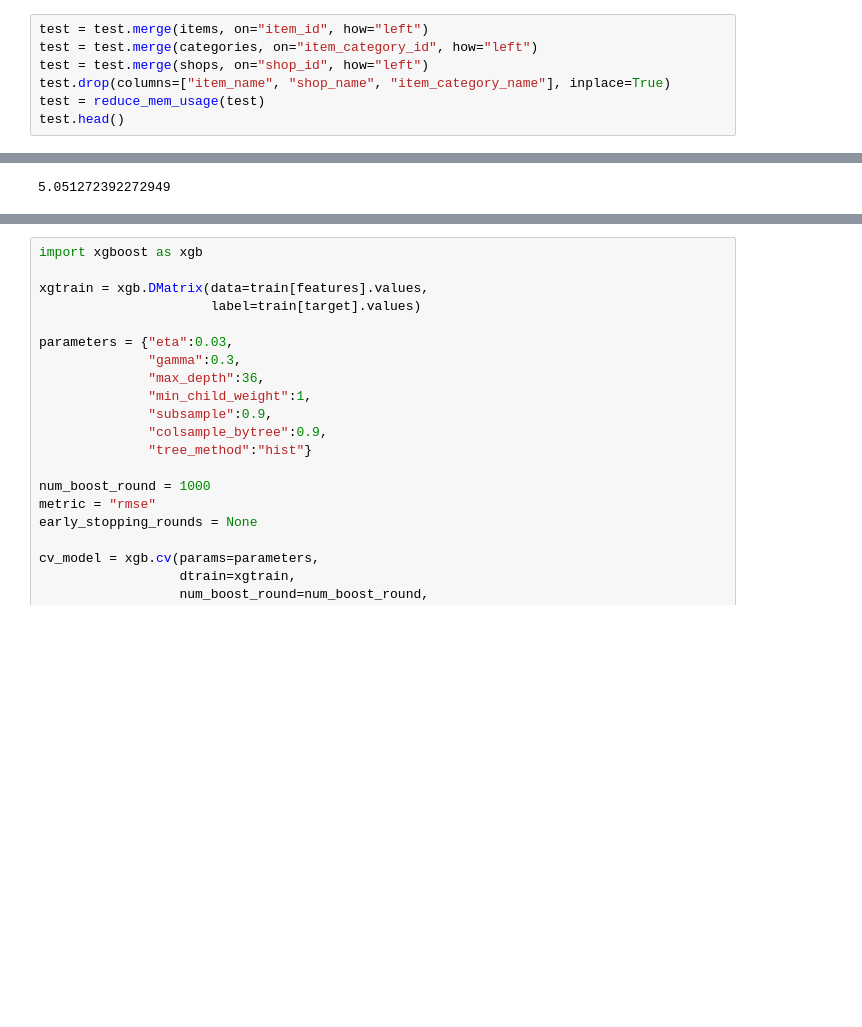
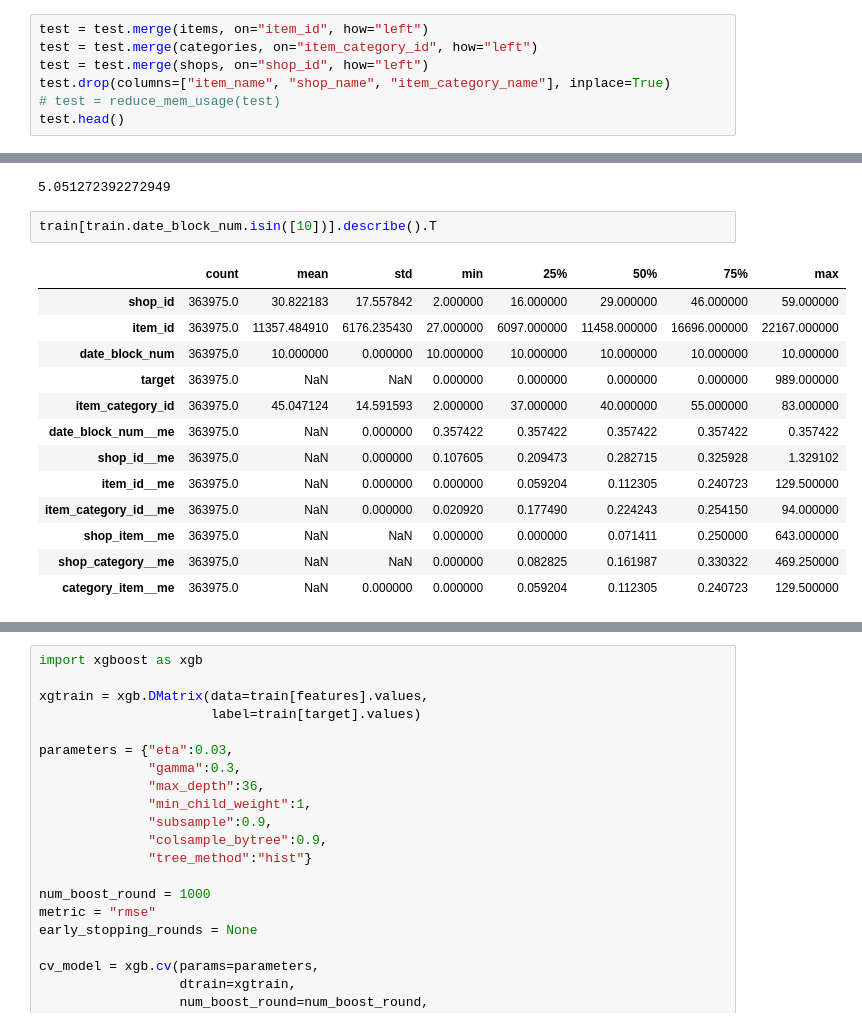
Before and after one commit to caneiro/future_sales_1c_company, a Jupyter notebook: notebooks/04_Feature_Engineering_00_Basic_Aggregations.ipynb, the cells around one changed output, grey strips where cells are left out. Saved outputs shown, nothing was run; the diff lists cells and outputs as text; blank space fills up the shorter version.

```diff
--- a/notebooks/04_Feature_Engineering_00_Basic_Aggregations.ipynb
+++ b/notebooks/04_Feature_Engineering_00_Basic_Aggregations.ipynb
@@ -131,6 +144,6 @@ test = test.merge(items, on="item_id", how="left")
 test = test.merge(categories, on="item_category_id", how="left")
 test = test.merge(shops, on="shop_id", how="left")
 test.drop(columns=["item_name", "shop_name", "item_category_name"], inplace=True)
-test = reduce_mem_usage(test)
+# test = reduce_mem_usage(test)
 test.head()
 # %% [output]
@@ -316,3 +331,19 @@ model = XGBRegressor(random_state=seed)
 # %% [output]
 [11:41:35] WARNING: /Users/travis/build/dmlc/xgboost/src/gbm/gbtree.cc:139: Tree method is automatically selected to be 'approx' for faster speed. To use old behavior (exact greedy algorithm on single ...
 5.051272392272949
+# %%
+train[train.date_block_num.isin([10])].describe().T
+# %% [output]
+|  | count | mean | std | min | 25% | 50% | 75% | max |
+| shop_id | 363975.0 | 30.822183 | 17.557842 | 2.000000 | 16.000000 | 29.000000 | 46.000000 | 59.000000 |
+| item_id | 363975.0 | 11357.484910 | 6176.235430 | 27.000000 | 6097.000000 | 11458.000000 | 16696.000000 | 22167.000000 |
+| date_block_num | 363975.0 | 10.000000 | 0.000000 | 10.000000 | 10.000000 | 10.000000 | 10.000000 | 10.000000 |
+| target | 363975.0 | NaN | NaN | 0.000000 | 0.000000 | 0.000000 | 0.000000 | 989.000000 |
+| item_category_id | 363975.0 | 45.047124 | 14.591593 | 2.000000 | 37.000000 | 40.000000 | 55.000000 | 83.000000 |
+| date_block_num__me | 363975.0 | NaN | 0.000000 | 0.357422 | 0.357422 | 0.357422 | 0.357422 | 0.357422 |
+| shop_id__me | 363975.0 | NaN | 0.000000 | 0.107605 | 0.209473 | 0.282715 | 0.325928 | 1.329102 |
+| item_id__me | 363975.0 | NaN | 0.000000 | 0.000000 | 0.059204 | 0.112305 | 0.240723 | 129.500000 |
+| item_category_id__me | 363975.0 | NaN | 0.000000 | 0.020920 | 0.177490 | 0.224243 | 0.254150 | 94.000000 |
+| shop_item__me | 363975.0 | NaN | NaN | 0.000000 | 0.000000 | 0.071411 | 0.250000 | 643.000000 |
+| shop_category__me | 363975.0 | NaN | NaN | 0.000000 | 0.082825 | 0.161987 | 0.330322 | 469.250000 |
+| category_item__me | 363975.0 | NaN | 0.000000 | 0.000000 | 0.059204 | 0.112305 | 0.240723 | 129.500000 |
```
Also changed, not shown: parts of 14 cells of this notebook.
